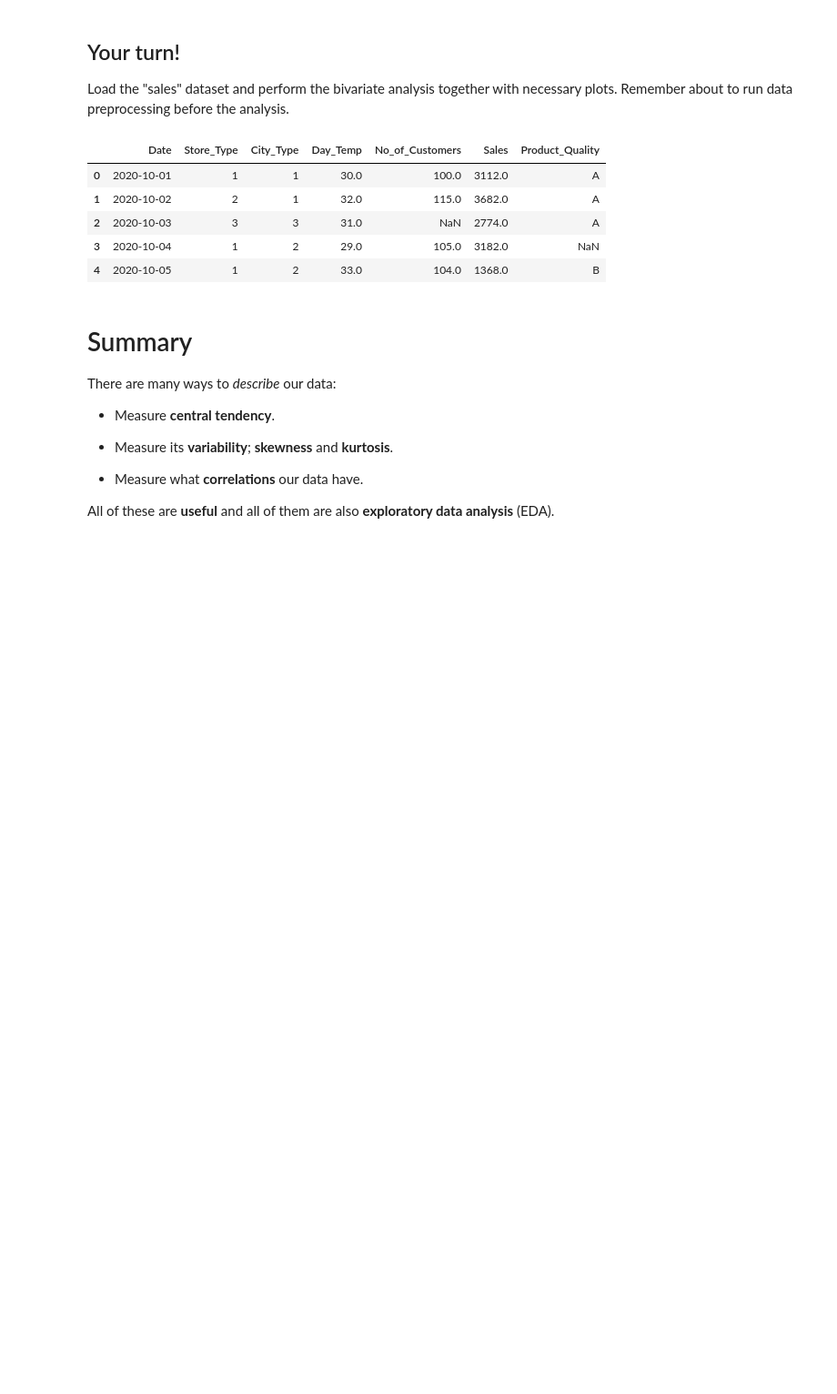
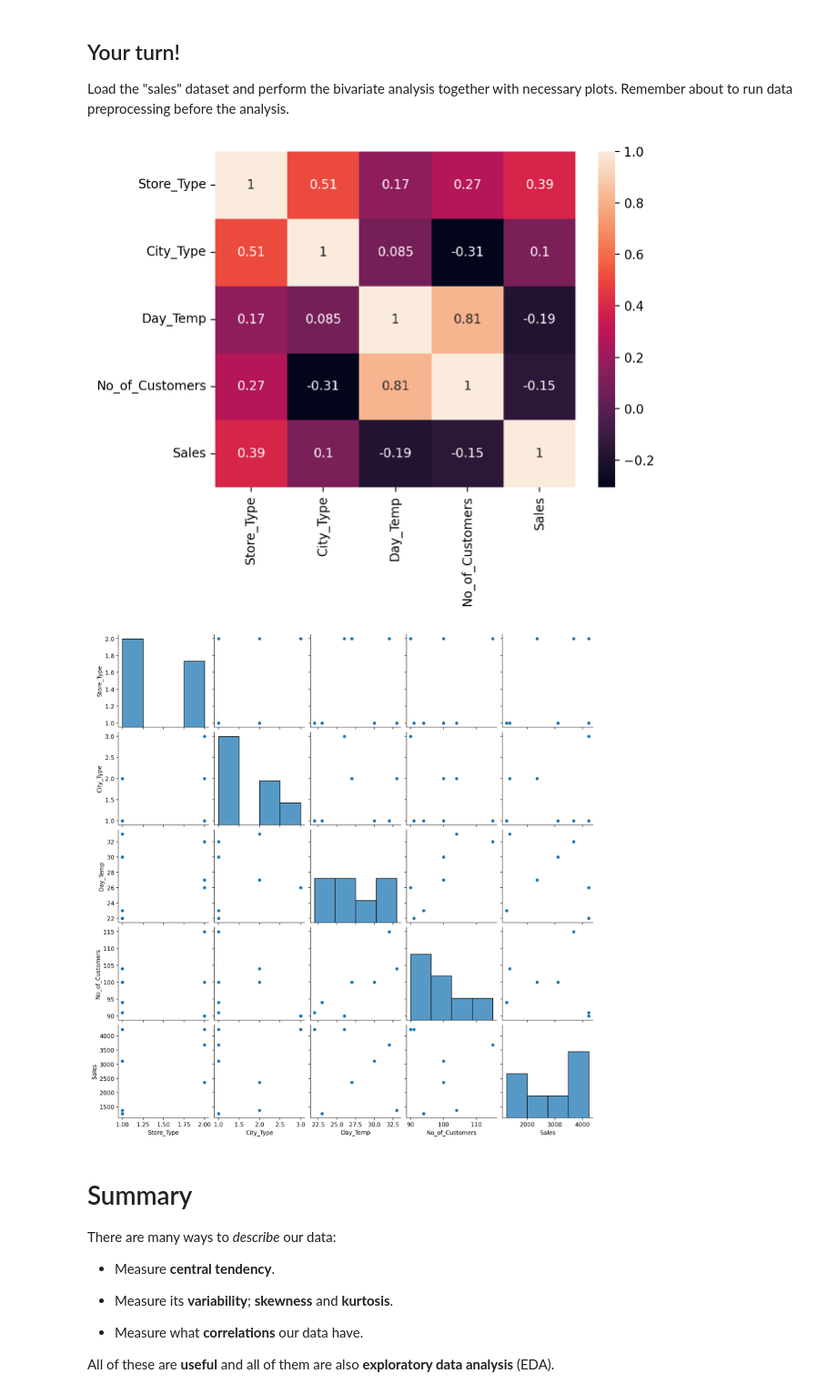
Before and after one commit to 208252/statistics, a Jupyter notebook: 10-bivariate.ipynb, the cells around one changed output. Shown at 91% size. Drawn from its saved outputs; the diff is of its cells as text; code cells hidden in the pictures; blank space fills up the shorter version.

Commit message:
bivariate koncowka + sales.xlsx

```diff
--- a/10-bivariate.ipynb
+++ b/10-bivariate.ipynb
@@ -552,13 +590,20 @@ Load the "sales" dataset and perform the bivariate analysis together with necess
 # %%
 df_sales = pd.read_excel("data/sales.xlsx")
 df_sales.head(5)
+
+df_sales = df_sales.dropna()
+
+import seaborn as sns
+import matplotlib.pyplot as plt
+
+sns.heatmap(df_sales.corr(numeric_only=True), annot=True)
+plt.show()
+
+sns.pairplot(df_sales)
+plt.show()
 # %% [output]
-|  | Date | Store_Type | City_Type | Day_Temp | No_of_Customers | Sales | Product_Quality |
-| 0 | 2020-10-01 | 1 | 1 | 30.0 | 100.0 | 3112.0 | A |
-| 1 | 2020-10-02 | 2 | 1 | 32.0 | 115.0 | 3682.0 | A |
-| 2 | 2020-10-03 | 3 | 3 | 31.0 | NaN | 2774.0 | A |
-| 3 | 2020-10-04 | 1 | 2 | 29.0 | 105.0 | 3182.0 | NaN |
-| 4 | 2020-10-05 | 1 | 2 | 33.0 | 104.0 | 1368.0 | B |
+[figure, added]
+[figure, added]
 # %% [markdown]
 # Summary
 
```
Also changed, not shown: parts of 3 cells of this notebook, 1 other file.
